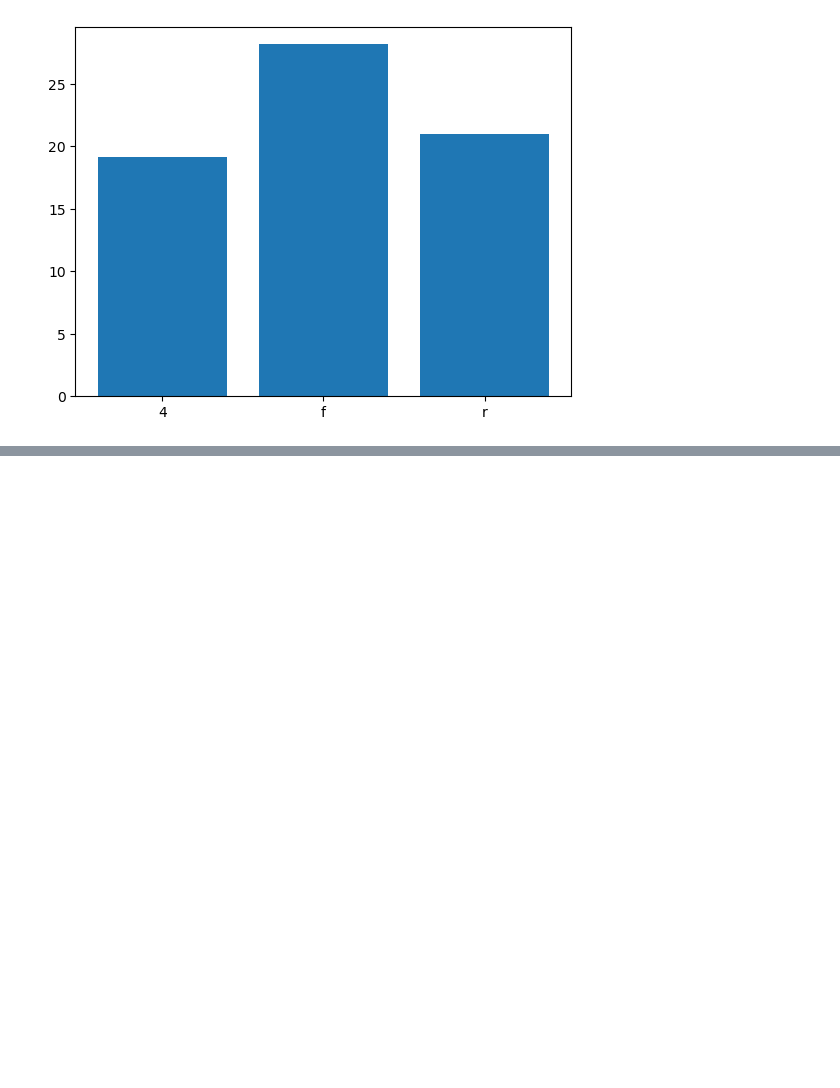
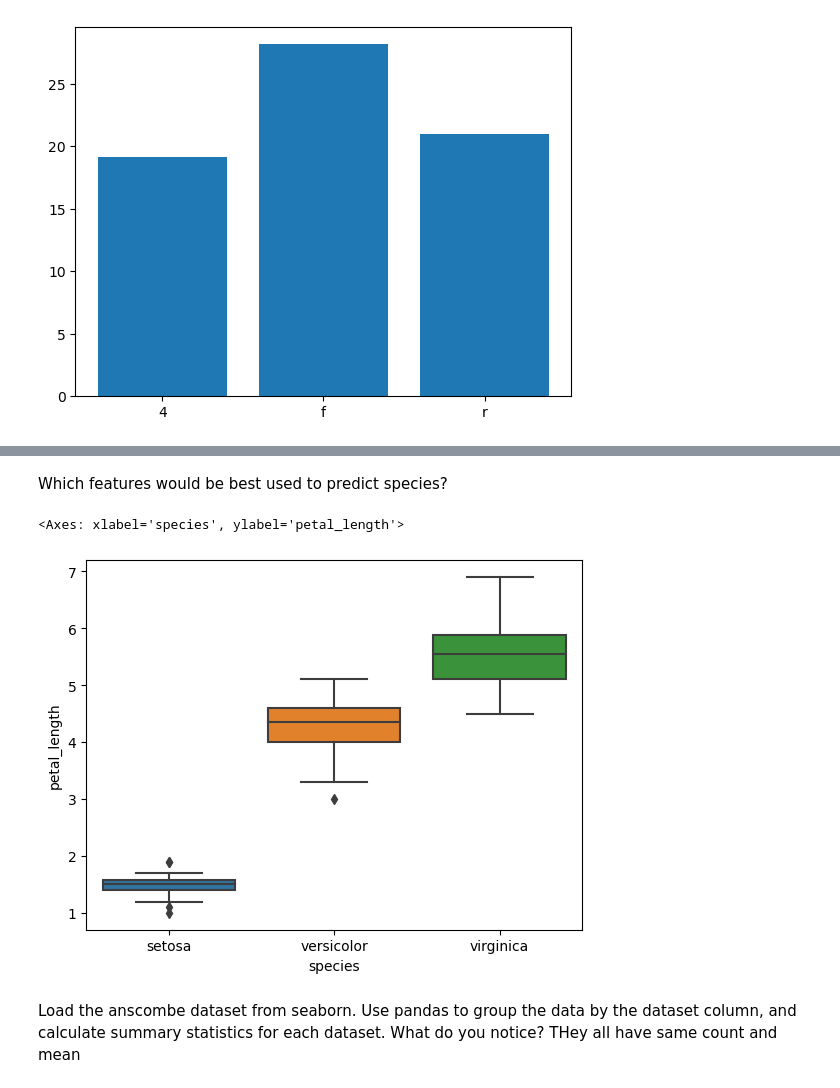
Before and after one commit to Msalazar2/numpy-pandas-visualization-exercises, a Jupyter notebook: seaborn_exercises.ipynb, the cells around one changed output, grey strips where cells are left out. Cells and saved outputs as stored; diff of their text form; code cells hidden in the pictures; blank space fills up the shorter version.

```diff
--- a/seaborn_exercises.ipynb
+++ b/seaborn_exercises.ipynb
@@ -198,0 +243,10 @@ plt.bar(g.index, g)
+# %% [markdown]
+Which features would be best used to predict species?
+# %%
+sns.boxplot(data = i, y = 'petal_length', x = 'species')
+# %% [output]
+<Axes: xlabel='species', ylabel='petal_length'>
+[figure, added]
+# %% [markdown]
+Load the anscombe dataset from seaborn. Use pandas to group the data by the dataset column, and calculate summary statistics for each dataset. What do you notice?
+THey all have same count and mean
```
Also changed, not shown: parts of 46 cells of this notebook.
